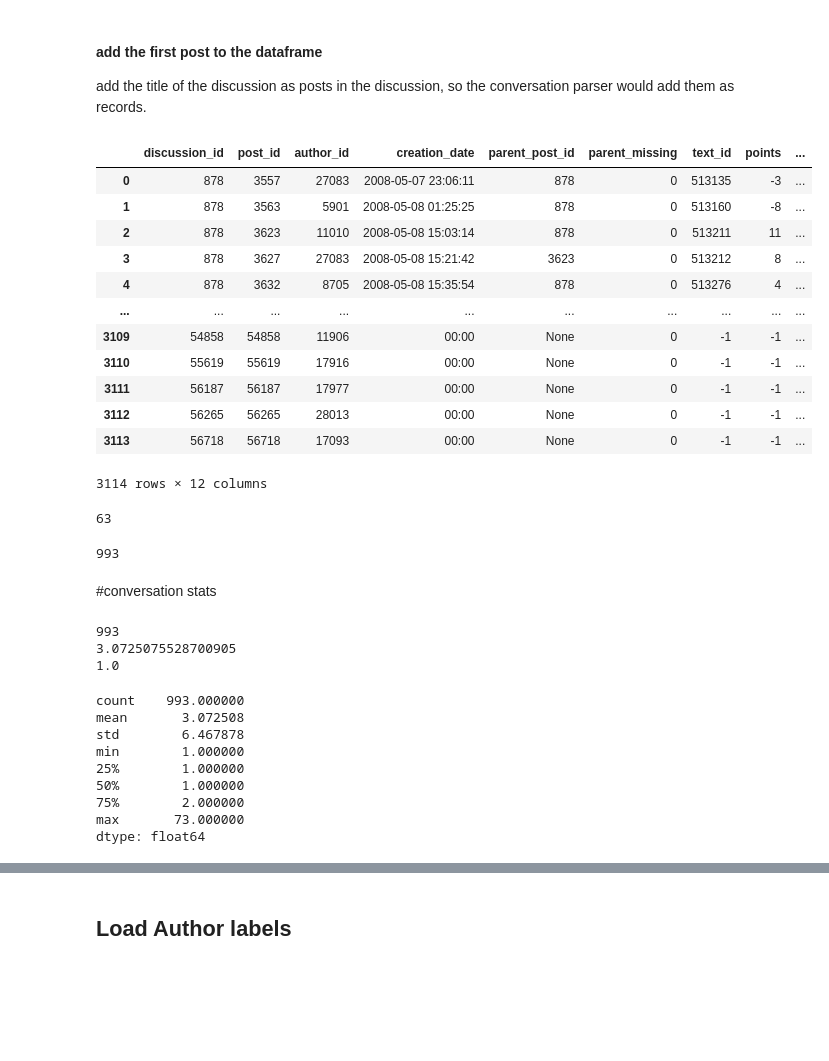
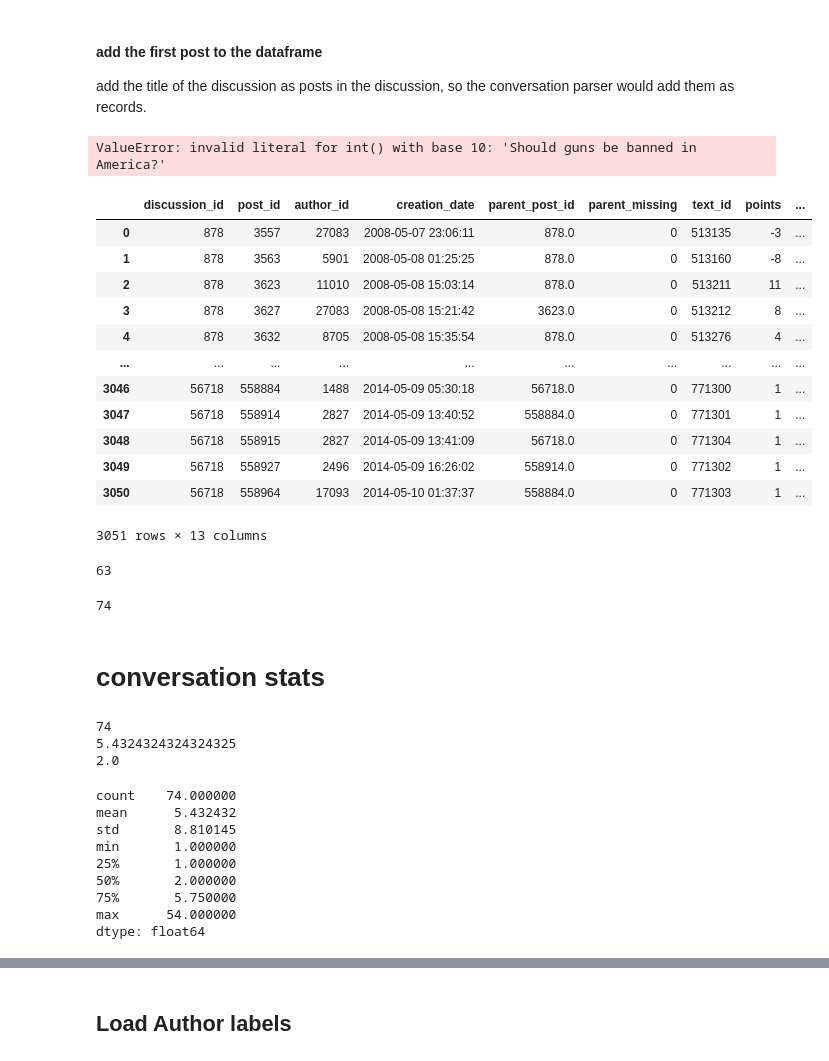
Before and after one commit to NasLabBgu/STEM, a Jupyter notebook: Examples/iac-createdebate.ipynb, the cells around one changed output, grey strips where cells are left out. Drawn from its saved outputs; the diff is of its cells as text; code cells hidden in the pictures; blank space fills up the shorter version.

```diff
--- a/Examples/iac-createdebate.ipynb
+++ b/Examples/iac-createdebate.ipynb
@@ -30,7 +30,8 @@ from stance_classification.draw_utils import new_figure
 
 from stance_classification.classifiers.maxcut_stance_classifier import MaxcutStanceClassifier
 # %%
-data_path = "/home/dev/data/stance/IAC/alternative/createdebate_released/post.txt"
+base_dir = "/Users/ronpick/studies/stance/alternative/createdebate_released"
+data_path = f"{base_dir}/post.txt"
 header = ["discussion_id", "post_id", "author_id", "creation_date", "parent_post_id",
           "parent_missing", "text_id", "points", "discussion_stance_id", "is_rebuttal"]
 
@@ -51,20 +52,21 @@ df
 | 3050 | 56718 | 558964 | 17093 | 2014-05-10 01:37:37 | 558884.0 | 0 | 771303 | 1 | ... |
 3051 rows × 10 columns
 # %%
-discussions_info_path = "/home/dev/data/stance/IAC/alternative/createdebate_released/discussion.txt"
+discussions_info_path = f"{base_dir}/discussion.txt"
 discussions_header = ["discussion_id", "link", "title", "op", "description_id"]
 
-op_df = pd.read_csv(discussions_info_path, sep='\t', names=discussions_header)
+op_df = pd.read_csv(discussions_info_path, sep='\t', names=discussions_header, na_values="\\N")
 discussion_op_map = list(zip(op_df["discussion_id"], op_df["op"]))
+discussion_title_map = dict(zip(op_df["discussion_id"], op_df["title"]))
+discussion_inittext_map = dict(zip(op_df["discussion_id"], op_df["description_id"]))
 len(discussion_op_map)
 # %% [output]
 63
 # %%
-discussions_topic_path = "/home/dev/data/stance/IAC/alternative/createdebate_released/discussion_topic.txt"
+discussions_topic_path = f"{base_dir}/discussion_topic.txt"
 discussions_topic_header = ["discussion_id", "topic_id"]
 
 topic_df = pd.read_csv(discussions_topic_path, sep='\t', names=discussions_topic_header)
 discussion_topic_map = dict(zip(topic_df["discussion_id"], topic_df["topic_id"]))
 len(discussion_topic_map)
-discussion_topic_map
 # %% [output]
@@ -114,6 +100,11 @@ add the title of the discussion as posts in the discussion, so the conversation
 # %%
 new_records = []
 for discussion_id, op in discussion_op_map:
+    init_text_id = discussion_inittext_map[discussion_id]
+    init_text_id = int(init_text_id) if not pd.isna(init_text_id) else None
+
+    title = discussion_title_map[discussion_id]
+    title = int(title) if not pd.isna(title) else None
     record = {
         "discussion_id": discussion_id,
         "post_id": discussion_id,
@@ -121,29 +112,33 @@ for discussion_id, op in discussion_op_map:
         "creation_date": "00:00",
         "parent_post_id": None,
         "parent_missing": 0,
-        "text_id": -1,
+        "text_id": init_text_id,
         "points": -1,
         "discussion_stance_id": 0.5,
-        "is_rebuttal": None
+        "is_rebuttal": None,
+        "title": title
     }
     new_records.append(record)
 
 df = df.append(new_records, ignore_index=True)
+# %% [output]
+ValueError: invalid literal for int() with base 10: 'Should guns be banned in America?'
 # %%
 # add topic to the df
 df["topic"] = df.apply(lambda row: discussion_topic_map[row["discussion_id"]], axis=1)
+df["title"] = df.apply(lambda row: discussion_title_map[row["discussion_id"]], axis=1)
 df
 # %% [output]
 |  | discussion_id | post_id | author_id | creation_date | parent_post_id | parent_missing | text_id | points | ... |
-| 0 | 878 | 3557 | 27083 | 2008-05-07 23:06:11 | 878 | 0 | 513135 | -3 | ... |
-| 1 | 878 | 3563 | 5901 | 2008-05-08 01:25:25 | 878 | 0 | 513160 | -8 | ... |
-| 2 | 878 | 3623 | 11010 | 2008-05-08 15:03:14 | 878 | 0 | 513211 | 11 | ... |
-| 3 | 878 | 3627 | 27083 | 2008-05-08 15:21:42 | 3623 | 0 | 513212 | 8 | ... |
-| 4 | 878 | 3632 | 8705 | 2008-05-08 15:35:54 | 878 | 0 | 513276 | 4 | ... |
+| 0 | 878 | 3557 | 27083 | 2008-05-07 23:06:11 | 878.0 | 0 | 513135 | -3 | ... |
+| 1 | 878 | 3563 | 5901 | 2008-05-08 01:25:25 | 878.0 | 0 | 513160 | -8 | ... |
+| 2 | 878 | 3623 | 11010 | 2008-05-08 15:03:14 | 878.0 | 0 | 513211 | 11 | ... |
+| 3 | 878 | 3627 | 27083 | 2008-05-08 15:21:42 | 3623.0 | 0 | 513212 | 8 | ... |
+| 4 | 878 | 3632 | 8705 | 2008-05-08 15:35:54 | 878.0 | 0 | 513276 | 4 | ... |
 | ... | ... | ... | ... | ... | ... | ... | ... | ... | ... |
-| 3109 | 54858 | 54858 | 11906 | 00:00 | None | 0 | -1 | -1 | ... |
-| 3110 | 55619 | 55619 | 17916 | 00:00 | None | 0 | -1 | -1 | ... |
-| 3111 | 56187 | 56187 | 17977 | 00:00 | None | 0 | -1 | -1 | ... |
-| 3112 | 56265 | 56265 | 28013 | 00:00 | None | 0 | -1 | -1 | ... |
-| 3113 | 56718 | 56718 | 17093 | 00:00 | None | 0 | -1 | -1 | ... |
+| 3046 | 56718 | 558884 | 1488 | 2014-05-09 05:30:18 | 56718.0 | 0 | 771300 | 1 | ... |
+| 3047 | 56718 | 558914 | 2827 | 2014-05-09 13:40:52 | 558884.0 | 0 | 771301 | 1 | ... |
+| 3048 | 56718 | 558915 | 2827 | 2014-05-09 13:41:09 | 56718.0 | 0 | 771304 | 1 | ... |
+| 3049 | 56718 | 558927 | 2496 | 2014-05-09 16:26:02 | 558914.0 | 0 | 771302 | 1 | ... |
+| 3050 | 56718 | 558964 | 17093 | 2014-05-10 01:37:37 | 558884.0 | 0 | 771303 | 1 | ... |
-3114 rows × 12 columns
+3051 rows × 13 columns
@@ -164,9 +161,9 @@ len(convs)
 sub_convs = [Conversation(child) for conv in convs for child in conv.root.children]
 len(sub_convs)
 # %% [output]
-993
+74
 # %% [markdown]
-#conversation stats
+# conversation stats
 # %%
 sizes = [c.size for c in sub_convs]
 print(len(sizes))
@@ -174,17 +171,17 @@ print(np.mean(sizes))
 print(np.median(sizes))
 pd.Series(sizes).describe()
 # %% [output]
-993
-3.0725075528700905
-1.0
+74
+5.4324324324324325
+2.0
-count    993.000000
-mean       3.072508
-std        6.467878
-min        1.000000
-25%        1.000000
-50%        1.000000
-75%        2.000000
-max       73.000000
+count    74.000000
+mean      5.432432
+std       8.810145
+min       1.000000
+25%       1.000000
+50%       2.000000
+75%       5.750000
+max      54.000000
 dtype: float64
 # %%
 pd.Series(sizes).plot.hist()
```
Also changed, not shown: parts of 11 cells of this notebook.
